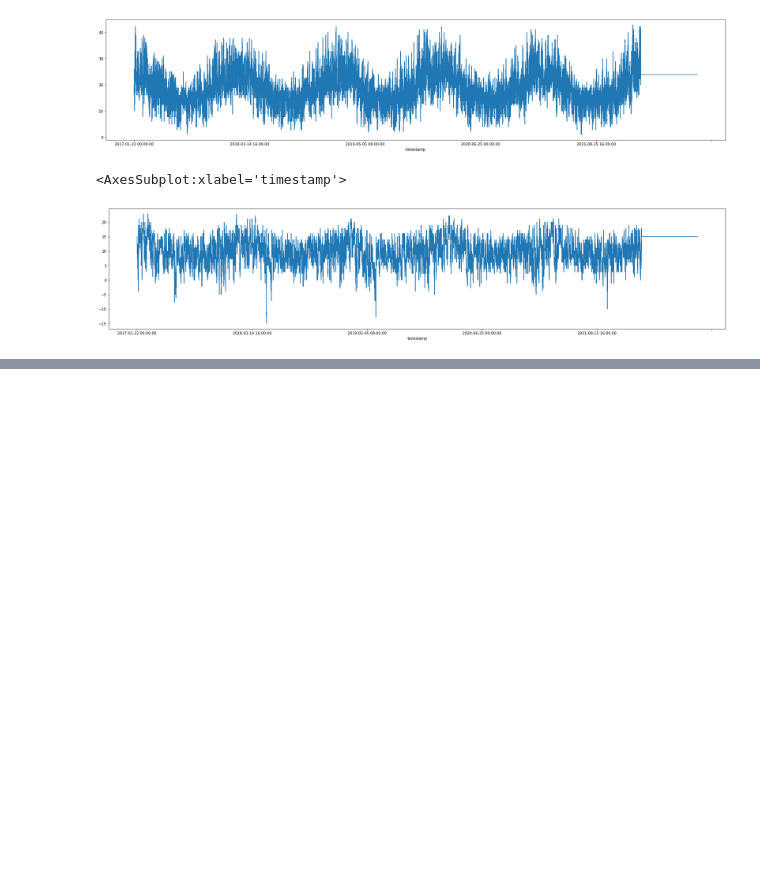
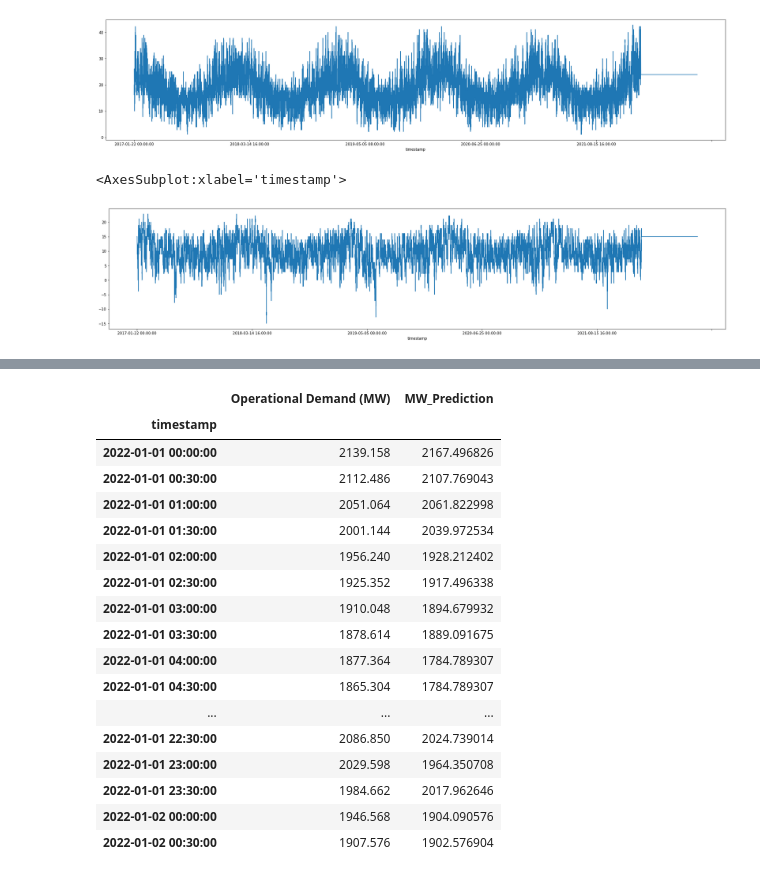
Before and after one commit to UWADSCapstoneUnit/Energy-Usage-Prediction-Project, a Jupyter notebook: Naufal/EDA_Naufal.ipynb, the cells around one changed output, grey strips where cells are left out. Drawn from its saved outputs; the diff is of its cells as text; code cells hidden in the pictures; blank space fills up the shorter version.

```diff
--- a/Code/EDA_Naufal.ipynb
+++ b/Naufal/EDA_Naufal.ipynb
@@ -201,0 +272,21 @@ rmse_svm
+# %%
+testing_data[columns].head(50)
+# %% [output]
+|  | Operational Demand (MW) | MW_Prediction |
+| timestamp |  |  |
+| 2022-01-01 00:00:00 | 2139.158 | 2167.496826 |
+| 2022-01-01 00:30:00 | 2112.486 | 2107.769043 |
+| 2022-01-01 01:00:00 | 2051.064 | 2061.822998 |
+| 2022-01-01 01:30:00 | 2001.144 | 2039.972534 |
+| 2022-01-01 02:00:00 | 1956.240 | 1928.212402 |
+| 2022-01-01 02:30:00 | 1925.352 | 1917.496338 |
+| 2022-01-01 03:00:00 | 1910.048 | 1894.679932 |
+| 2022-01-01 03:30:00 | 1878.614 | 1889.091675 |
+| 2022-01-01 04:00:00 | 1877.364 | 1784.789307 |
+| 2022-01-01 04:30:00 | 1865.304 | 1784.789307 |
+| ... | ... | ... |
+| 2022-01-01 22:30:00 | 2086.850 | 2024.739014 |
+| 2022-01-01 23:00:00 | 2029.598 | 1964.350708 |
+| 2022-01-01 23:30:00 | 1984.662 | 2017.962646 |
+| 2022-01-02 00:00:00 | 1946.568 | 1904.090576 |
+| 2022-01-02 00:30:00 | 1907.576 | 1902.576904 |
```
Also changed, not shown: parts of 21 cells of this notebook.
